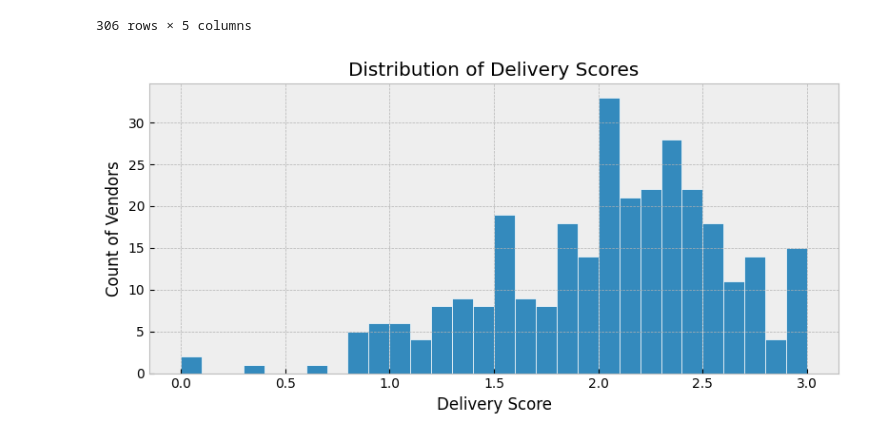
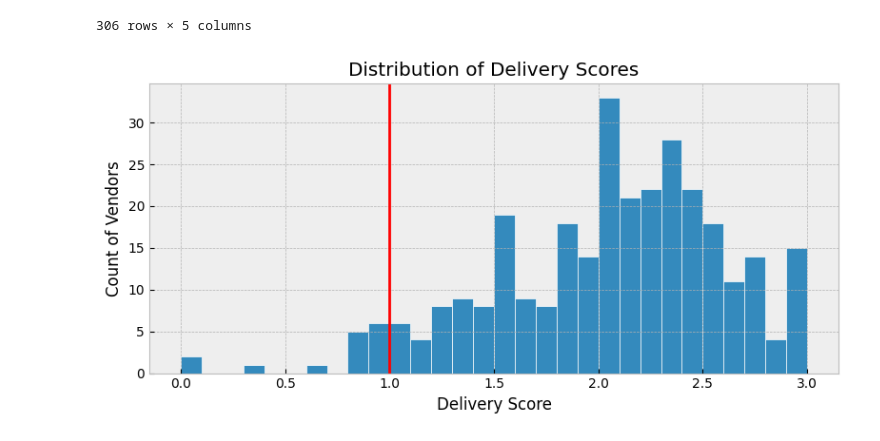
Before and after one commit to offthemenu/tatMultiplierProject, a Jupyter notebook: Processing/dataProcessing.ipynb, the cells around one changed output. Drawn from its saved outputs; the diff is of its cells as text; code cells hidden in the pictures.

```diff
--- a/Processing/dataProcessing.ipynb
+++ b/Processing/dataProcessing.ipynb
@@ -266,11 +266,7 @@ for index, row in df.iterrows():
     reasoncode = row["reason_code"]
 
     comp_mean = tat_coefs.loc[
-        (tat_coefs['asset_type'] == asset_type) &
-        (tat_coefs['reason_code'] == reasoncode) &
-        (tat_coefs['source_language'] == source) &
-        (tat_coefs['target_language'] == target),
-        'tat_coef_mean']
+        (tat_coefs['asset_type'] == asset_type) & (tat_coefs['reason_code'] == reasoncode) & (tat_coefs['source_language'] == source) & (tat_coefs['target_language'] == target), 'tat_coef_mean']
 
     comp_std = tat_coefs.loc[
         (tat_coefs['asset_type'] == asset_type) &
@@ -336,18 +332,19 @@ vendor_scores
 # %%
 fig, ax = plt.subplots(figsize=(8,4))
 
 ax.hist(vendor_scores["deliver_score"], bins=30, linewidth=0.5, edgecolor="white")
 
 ax.set_xlabel('Delivery Score')
 ax.set_ylabel('Count of Vendors')
 ax.set_title('Distribution of Delivery Scores')
+ax.axvline(1.0, color= "red")
 
 plt.tight_layout()
 
 plt.show()
 plt.show()
 # %% [output]
-[figure, old version]
+[figure, new version]
 # %%
 print(vendor_scores[vendor_scores["deliver_score"] <= 1])
 print()
```
Also changed, not shown: 1 other file.
